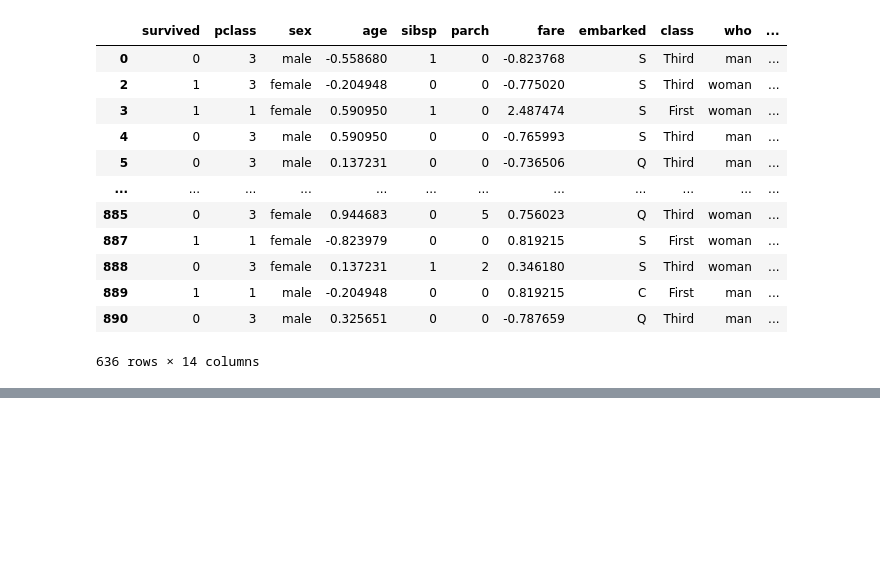
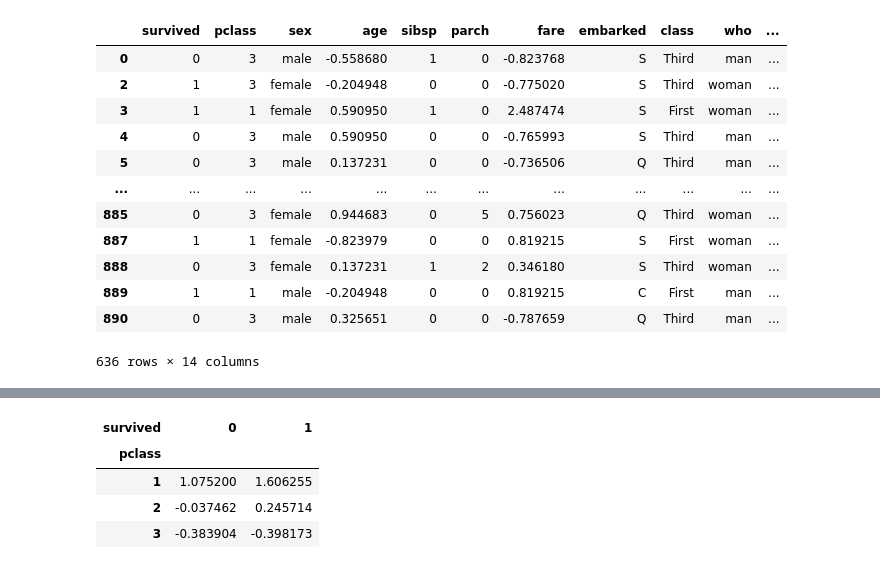
Before and after one commit to akm93245/python_revision, a Jupyter notebook: rev15.ipynb, the cells around one changed output, grey strips where cells are left out. Saved outputs shown, nothing was run; the diff lists cells and outputs as text; code cells hidden in the pictures; blank space fills up the shorter version.

```diff
--- a/rev15.ipynb
+++ b/rev15.ipynb
@@ -318,0 +406,14 @@ df.describe()
+# %%
+table = pd.pivot_table(df,
+                       values='fare',
+                       index='pclass',
+                       columns='survived',
+                       aggfunc=np.mean)
+# %%
+table
+# %% [output]
+| survived | 0 | 1 |
+| pclass |  |  |
+| 1 | 1.075200 | 1.606255 |
+| 2 | -0.037462 | 0.245714 |
+| 3 | -0.383904 | -0.398173 |
```
Also changed, not shown: parts of 11 cells of this notebook, 1 other file.
